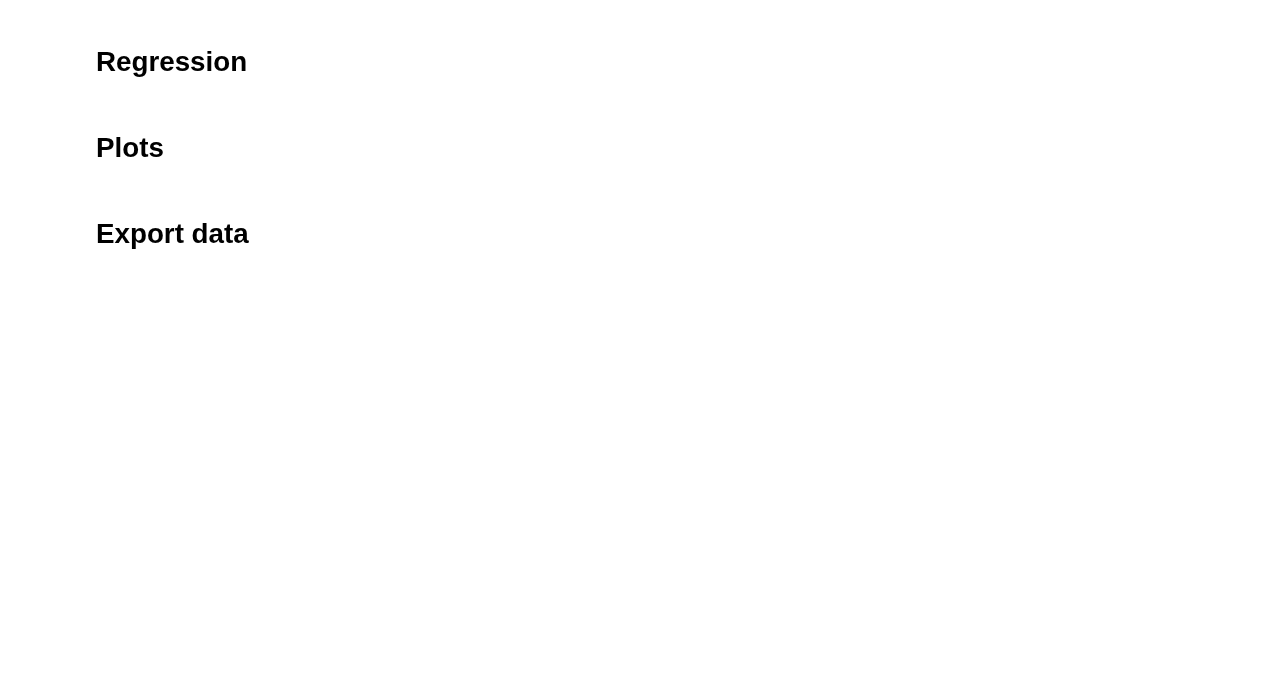
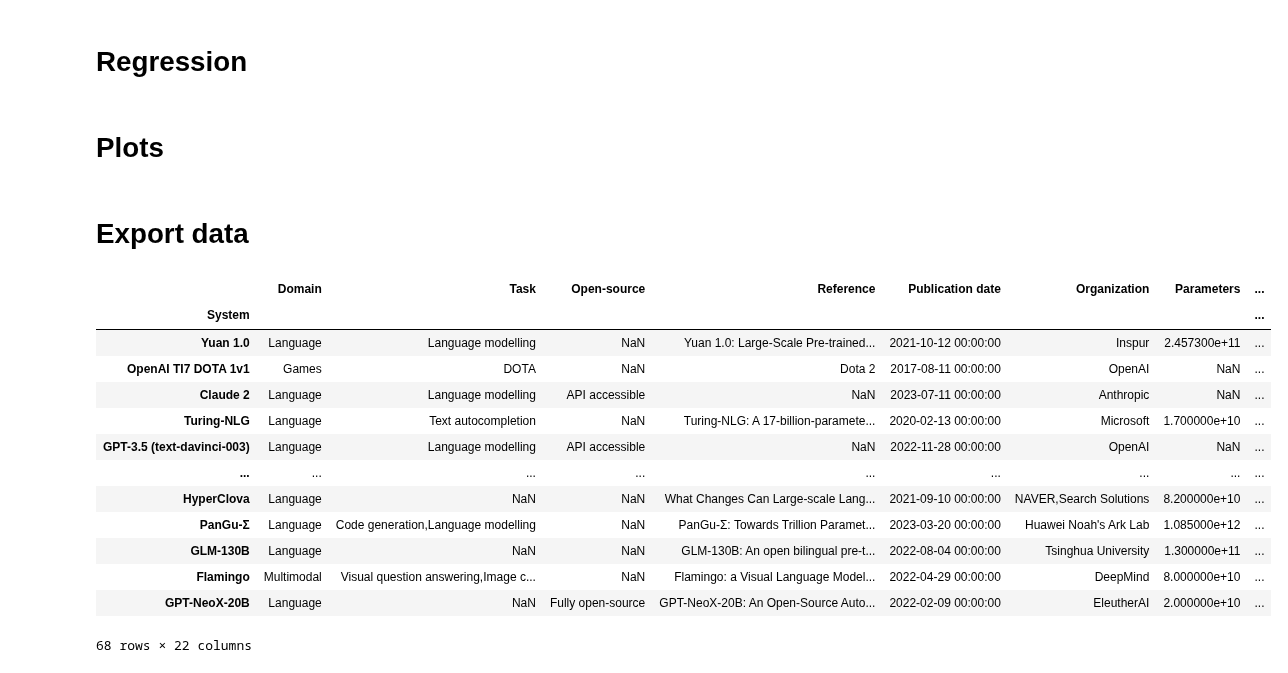
Before and after one commit to epoch-research/training-cost-trends, a Jupyter notebook: cost_analysis.ipynb, the cells around one changed output. Saved outputs shown, nothing was run; the diff lists cells and outputs as text; code cells hidden in the pictures; blank space fills up the shorter version.

Commit message:
Update cost notebook

```diff
--- a/cost_analysis.ipynb
+++ b/cost_analysis.ipynb
@@ -229,4 +248,45 @@ save_plot(fig, results_dir, 'cost_scatter')
 fig.show()
 # %% [markdown]
 # Export data
+# %%
+keep_cols = [
+    'Domain',
+    'Task',
+    'Open-source',
+    'Reference',
+    'Publication date',
+    'Organization',
+    'Parameters',
+    'Training compute (FLOP)',
+    'Training dataset size (datapoints)',
+    'Epochs',
+    'Training time (hours)',
+    'Training hardware',
+    'Country (from Organization)',
+    'Base model',
+    'Finetune compute (FLOP)',
+    'Hardware quantity',
+    'Hardware utilization',
+    'Training cloud compute vendor',
+    'Training data center',
+    'Training time (chip hours)',
+    'Cost',
+    'Cost (inflation-adjusted)',
+]
+cost_df[keep_cols]
+# %% [output]
+|  | Domain | Task | Open-source | Reference | Publication date | Organization | Parameters | ... |
+| System |  |  |  |  |  |  |  | ... |
+| Yuan 1.0 | Language | Language modelling | NaN | Yuan 1.0: Large-Scale Pre-trained... | 2021-10-12 00:00:00 | Inspur | 2.457300e+11 | ... |
+| OpenAI TI7 DOTA 1v1 | Games | DOTA | NaN | Dota 2 | 2017-08-11 00:00:00 | OpenAI | NaN | ... |
+| Claude 2 | Language | Language modelling | API accessible | NaN | 2023-07-11 00:00:00 | Anthropic | NaN | ... |
+| Turing-NLG | Language | Text autocompletion | NaN | Turing-NLG: A 17-billion-paramete... | 2020-02-13 00:00:00 | Microsoft | 1.700000e+10 | ... |
+| GPT-3.5 (text-davinci-003) | Language | Language modelling | API accessible | NaN | 2022-11-28 00:00:00 | OpenAI | NaN | ... |
+| ... | ... | ... | ... | ... | ... | ... | ... | ... |
+| HyperClova | Language | NaN | NaN | What Changes Can Large-scale Lang... | 2021-09-10 00:00:00 | NAVER,Search Solutions | 8.200000e+10 | ... |
+| PanGu-Σ | Language | Code generation,Language modelling | NaN | PanGu-Σ: Towards Trillion Paramet... | 2023-03-20 00:00:00 | Huawei Noah's Ark Lab | 1.085000e+12 | ... |
+| GLM-130B | Language | NaN | NaN | GLM-130B: An open bilingual pre-t... | 2022-08-04 00:00:00 | Tsinghua University | 1.300000e+11 | ... |
+| Flamingo | Multimodal | Visual question answering,Image c... | NaN | Flamingo: a Visual Language Model... | 2022-04-29 00:00:00 | DeepMind | 8.000000e+10 | ... |
+| GPT-NeoX-20B | Language | NaN | Fully open-source | GPT-NeoX-20B: An Open-Source Auto... | 2022-02-09 00:00:00 | EleutherAI | 2.000000e+10 | ... |
+68 rows × 22 columns
 # %%
```
Also changed, not shown: parts of 5 cells of this notebook.
